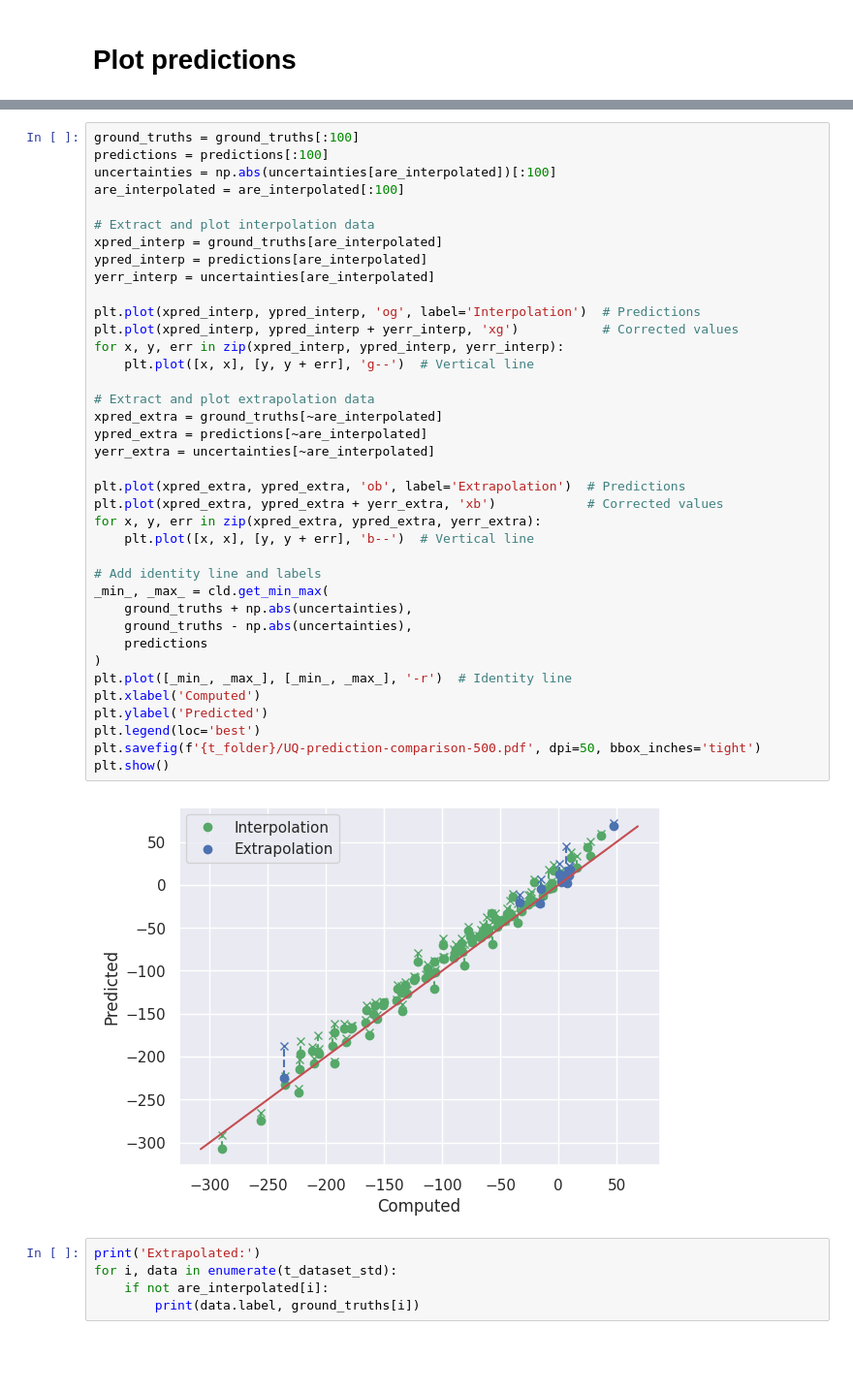
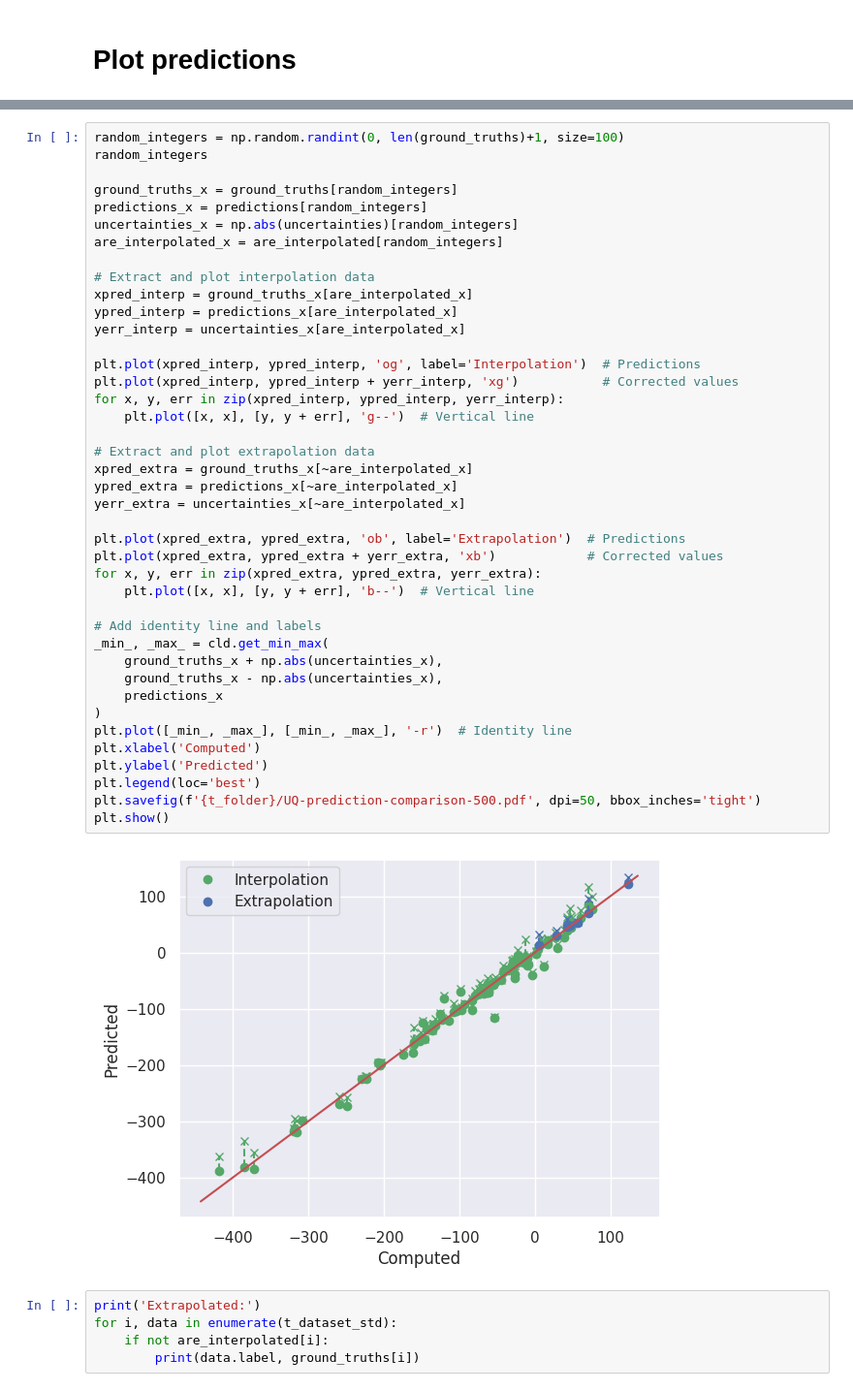
Before and after one commit to CibranLopez/CLUE, a Jupyter notebook: predict-GNN.ipynb, the cells around one changed output, grey strips where cells are left out. Shown at 97% size. Saved outputs shown, nothing was run; the diff lists cells and outputs as text; blank space fills up the shorter version.

Commit message:
Fine tune absolute values

```diff
--- a/predict-GNN.ipynb
+++ b/predict-GNN.ipynb
@@ -135,43 +133,47 @@ plt.show()
+# %%
+random_integers = np.random.randint(0, len(ground_truths)+1, size=100)
+random_integers
+
+ground_truths_x = ground_truths[random_integers]
+predictions_x = predictions[random_integers]
+uncertainties_x = np.abs(uncertainties)[random_integers]
+are_interpolated_x = are_interpolated[random_integers]
+
+# Extract and plot interpolation data
+xpred_interp = ground_truths_x[are_interpolated_x]
+ypred_interp = predictions_x[are_interpolated_x]
+yerr_interp = uncertainties_x[are_interpolated_x]
+
+plt.plot(xpred_interp, ypred_interp, 'og', label='Interpolation')  # Predictions
+plt.plot(xpred_interp, ypred_interp + yerr_interp, 'xg')           # Corrected values
+for x, y, err in zip(xpred_interp, ypred_interp, yerr_interp):
+    plt.plot([x, x], [y, y + err], 'g--')  # Vertical line
+
+# Extract and plot extrapolation data
+xpred_extra = ground_truths_x[~are_interpolated_x]
+ypred_extra = predictions_x[~are_interpolated_x]
+yerr_extra = uncertainties_x[~are_interpolated_x]
+
+plt.plot(xpred_extra, ypred_extra, 'ob', label='Extrapolation')  # Predictions
+plt.plot(xpred_extra, ypred_extra + yerr_extra, 'xb')            # Corrected values
+for x, y, err in zip(xpred_extra, ypred_extra, yerr_extra):
+    plt.plot([x, x], [y, y + err], 'b--')  # Vertical line
+
+# Add identity line and labels
+_min_, _max_ = cld.get_min_max(
+    ground_truths_x + np.abs(uncertainties_x),
+    ground_truths_x - np.abs(uncertainties_x),
+    predictions_x
+)
+plt.plot([_min_, _max_], [_min_, _max_], '-r')  # Identity line
+plt.xlabel('Computed')
+plt.ylabel('Predicted')
+plt.legend(loc='best')
+plt.savefig(f'{t_folder}/UQ-prediction-comparison-500.pdf', dpi=50, bbox_inches='tight')
+plt.show()
 # %%
-ground_truths = ground_truths[:100]
-predictions = predictions[:100]
-uncertainties = np.abs(uncertainties[are_interpolated])[:100]
-are_interpolated = are_interpolated[:100]
-
-# Extract and plot interpolation data
-xpred_interp = ground_truths[are_interpolated]
-ypred_interp = predictions[are_interpolated]
-yerr_interp = uncertainties[are_interpolated]
-
-plt.plot(xpred_interp, ypred_interp, 'og', label='Interpolation')  # Predictions
-plt.plot(xpred_interp, ypred_interp + yerr_interp, 'xg')           # Corrected values
-for x, y, err in zip(xpred_interp, ypred_interp, yerr_interp):
-    plt.plot([x, x], [y, y + err], 'g--')  # Vertical line
-
-# Extract and plot extrapolation data
-xpred_extra = ground_truths[~are_interpolated]
-ypred_extra = predictions[~are_interpolated]
-yerr_extra = uncertainties[~are_interpolated]
-
-plt.plot(xpred_extra, ypred_extra, 'ob', label='Extrapolation')  # Predictions
-plt.plot(xpred_extra, ypred_extra + yerr_extra, 'xb')            # Corrected values
-for x, y, err in zip(xpred_extra, ypred_extra, yerr_extra):
-    plt.plot([x, x], [y, y + err], 'b--')  # Vertical line
-
-# Add identity line and labels
-_min_, _max_ = cld.get_min_max(
-    ground_truths + np.abs(uncertainties),
-    ground_truths - np.abs(uncertainties),
-    predictions
-)
-plt.plot([_min_, _max_], [_min_, _max_], '-r')  # Identity line
-plt.xlabel('Computed')
-plt.ylabel('Predicted')
-plt.legend(loc='best')
-plt.savefig(f'{t_folder}/UQ-prediction-comparison-500.pdf', dpi=50, bbox_inches='tight')
-plt.show()
 # %% [output]
-[figure, old version]
+[figure, new version]
 # %%
 print('Extrapolated:')
 for i, data in enumerate(t_dataset_std):
```
Also changed, not shown: parts of 7 cells of this notebook, 1 other file.
